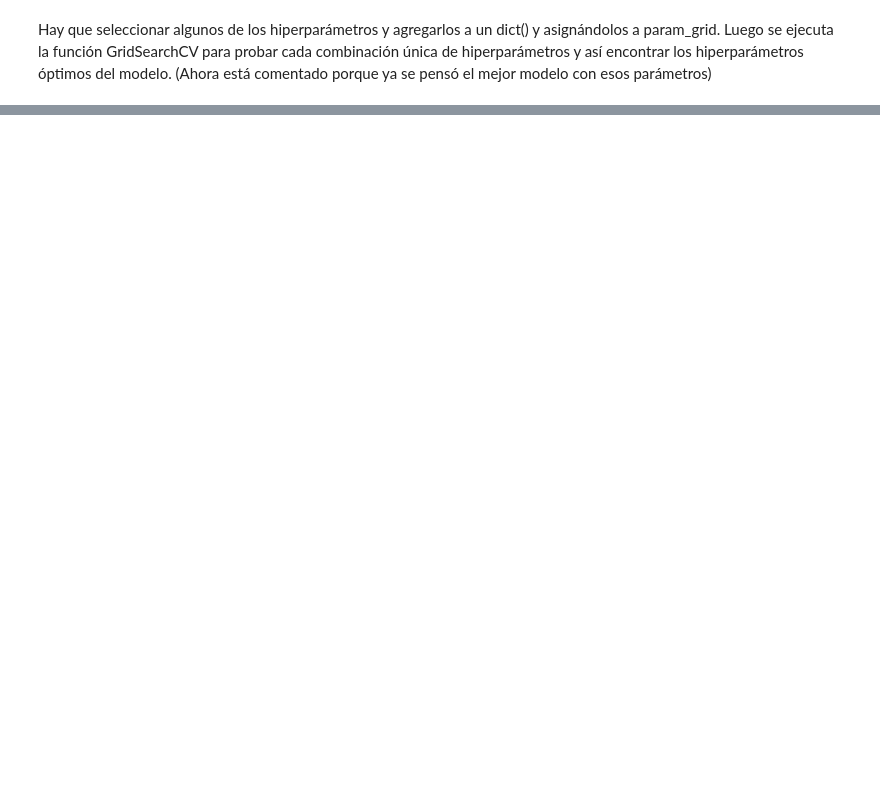
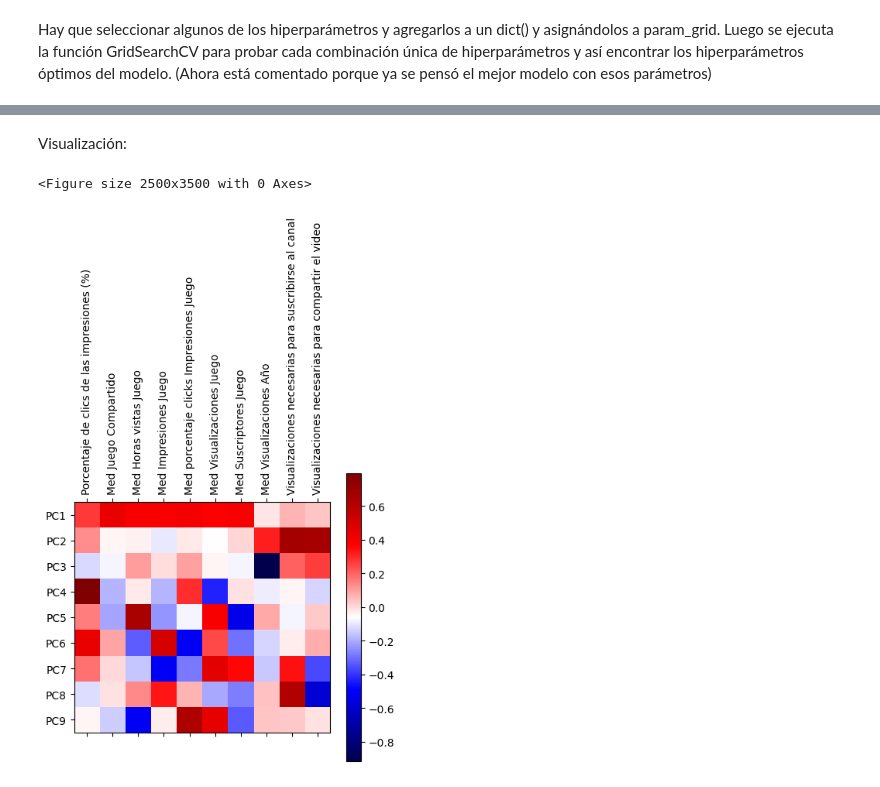
Before and after one commit to braugilabert/Prediction-of-views_ML, a Jupyter notebook: notebooks/03_Entrenamiento_Modelo.ipynb, the cells around one changed output, grey strips where cells are left out. Cells and saved outputs as stored; diff of their text form; code cells hidden in the pictures; blank space fills up the shorter version.

```diff
--- a/notebooks/03_Entrenamiento_Modelo.ipynb
+++ b/notebooks/03_Entrenamiento_Modelo.ipynb
@@ -653,0 +761,12 @@ plt.show() """
+# %% [markdown]
+Visualización:
+# %%
+plt.figure(figsize=(25, 35))
+plt.matshow(pca.components_[:9], cmap='seismic')
+plt.yticks([0,1,2,3,4,5,6,7,8],['PC1','PC2','PC3','PC4','PC5','PC6', 'PC7', 'PC8', 'PC9'])
+plt.xticks(range(len(X.columns)), X.columns, rotation=90)
+plt.colorbar()
+plt.show()
+# %% [output]
+<Figure size 2500x3500 with 0 Axes>
+[figure, added]
```
Also changed, not shown: parts of 211 cells of this notebook, 8 other files.
